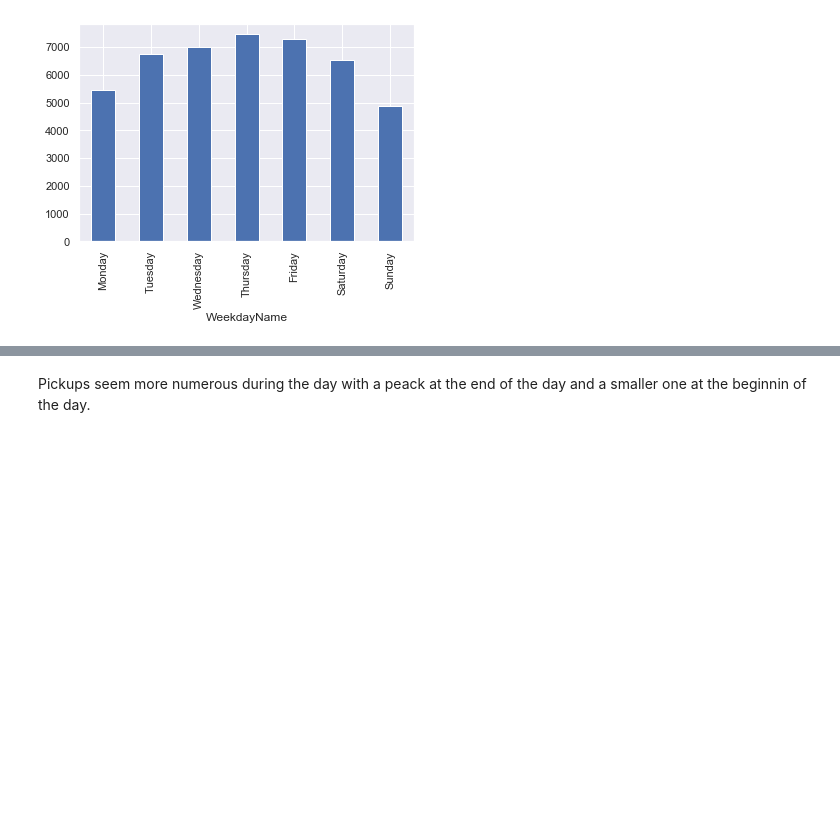
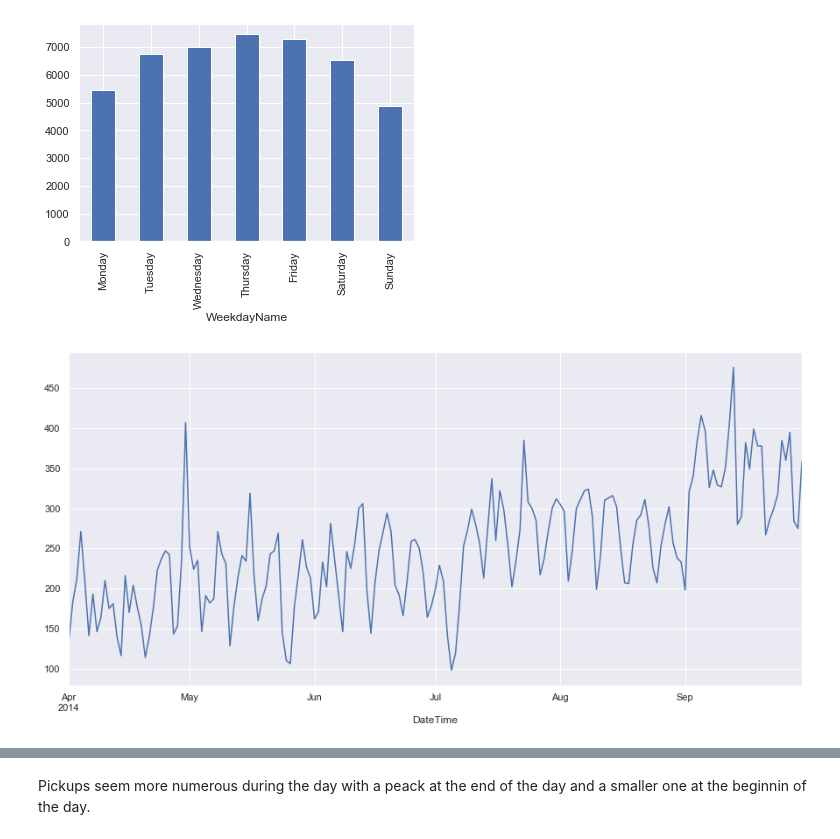
Before and after one commit to yrahan/uber, a Jupyter notebook: Uber Data Analysis Project.ipynb, the cells around one changed output, grey strips where cells are left out. Drawn from its saved outputs; the diff is of its cells as text; code cells hidden in the pictures; blank space fills up the shorter version.

```diff
--- a/Uber Data Analysis Project.ipynb
+++ b/Uber Data Analysis Project.ipynb
@@ -272,5 +278,10 @@ data_2014.groupby('Month').n.count().plot(kind='bar');
 data_2014.groupby('WeekdayName').n.count().plot(kind='bar');
 # %% [output]
 [figure]
+# %%
+fig, ax = plt.subplots(figsize=(15,7))
+data_2014.n.resample('D').count().plot();
+# %% [output]
+[figure, added]
 # %%
 fig, ax = plt.subplots(figsize=(15,7))
```
Also changed, not shown: parts of 21 cells of this notebook.
